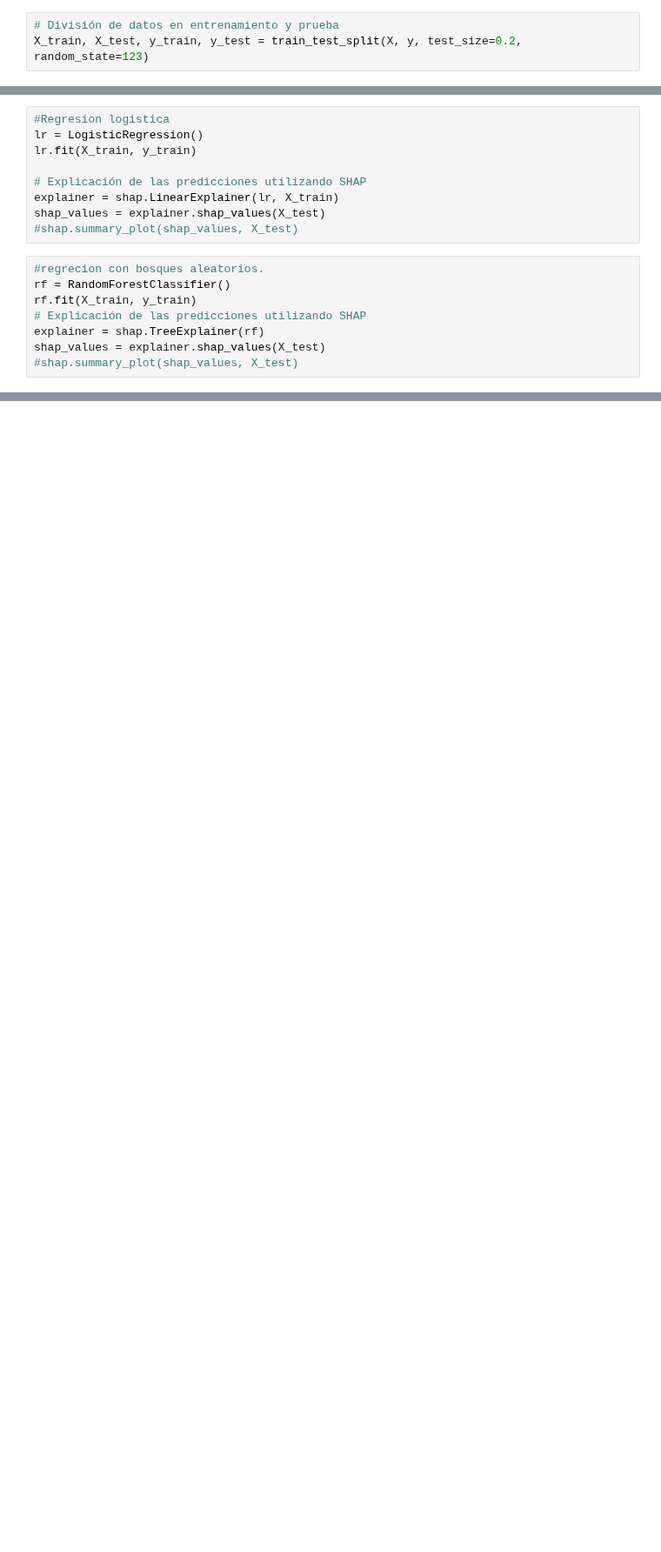
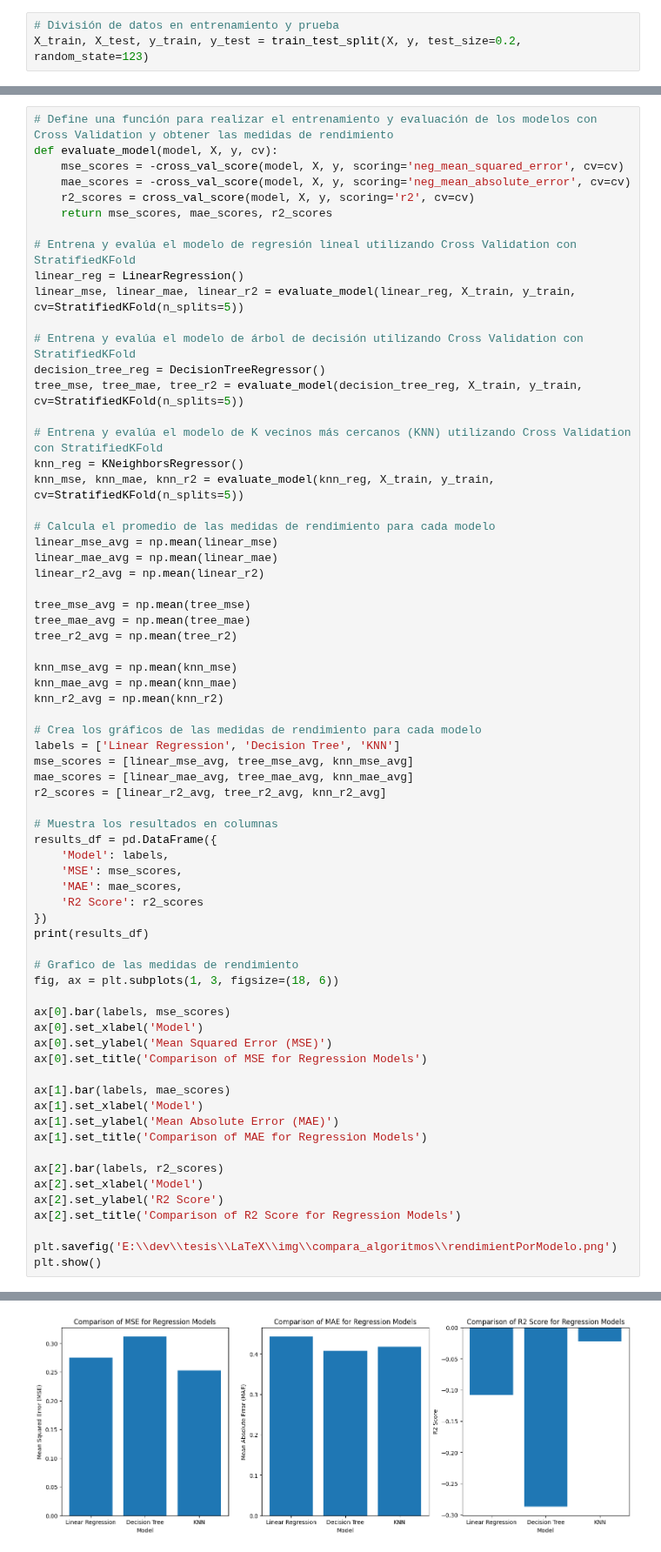
Before and after one commit to tonporaqui/tesis, a Jupyter notebook: jupyter_notebook/notebooks/compara_algoritmos.ipynb, the cells around one changed output, grey strips where cells are left out. Shown at 87% size. Drawn from its saved outputs; the diff is of its cells as text; blank space fills up the shorter version.

```diff
--- a/jupyter_notebook/notebooks/compara_algoritmos.ipynb
+++ b/jupyter_notebook/notebooks/compara_algoritmos.ipynb
@@ -119,17 +107,0 @@ shap_values = explainer.shap_values(X_test)
-# %%
-#Regresion logistica
-lr = LogisticRegression()
-lr.fit(X_train, y_train)
-
-# Explicación de las predicciones utilizando SHAP
-explainer = shap.LinearExplainer(lr, X_train)
-shap_values = explainer.shap_values(X_test)
-#shap.summary_plot(shap_values, X_test)
-# %%
-#regrecion con bosques aleatorios.
-rf = RandomForestClassifier()
-rf.fit(X_train, y_train)
-# Explicación de las predicciones utilizando SHAP
-explainer = shap.TreeExplainer(rf)
-shap_values = explainer.shap_values(X_test)
-#shap.summary_plot(shap_values, X_test)
@@ -434,0 +232,69 @@ Matriz de Confusión (RandomForestClassifier):
+# %%
+# Define una función para realizar el entrenamiento y evaluación de los modelos con Cross Validation y obtener las medidas de rendimiento
+def evaluate_model(model, X, y, cv):
+    mse_scores = -cross_val_score(model, X, y, scoring='neg_mean_squared_error', cv=cv)
+    mae_scores = -cross_val_score(model, X, y, scoring='neg_mean_absolute_error', cv=cv)
+    r2_scores = cross_val_score(model, X, y, scoring='r2', cv=cv)
+    return mse_scores, mae_scores, r2_scores
+
+# Entrena y evalúa el modelo de regresión lineal utilizando Cross Validation con StratifiedKFold
+linear_reg = LinearRegression()
+linear_mse, linear_mae, linear_r2 = evaluate_model(linear_reg, X_train, y_train, cv=StratifiedKFold(n_splits=5))
+
+# Entrena y evalúa el modelo de árbol de decisión utilizando Cross Validation con StratifiedKFold
+decision_tree_reg = DecisionTreeRegressor()
+tree_mse, tree_mae, tree_r2 = evaluate_model(decision_tree_reg, X_train, y_train, cv=StratifiedKFold(n_splits=5))
+
+# Entrena y evalúa el modelo de K vecinos más cercanos (KNN) utilizando Cross Validation con StratifiedKFold
+knn_reg = KNeighborsRegressor()
+knn_mse, knn_mae, knn_r2 = evaluate_model(knn_reg, X_train, y_train, cv=StratifiedKFold(n_splits=5))
+
+# Calcula el promedio de las medidas de rendimiento para cada modelo
+linear_mse_avg = np.mean(linear_mse)
+linear_mae_avg = np.mean(linear_mae)
+linear_r2_avg = np.mean(linear_r2)
+
+tree_mse_avg = np.mean(tree_mse)
+tree_mae_avg = np.mean(tree_mae)
+tree_r2_avg = np.mean(tree_r2)
+
+knn_mse_avg = np.mean(knn_mse)
+knn_mae_avg = np.mean(knn_mae)
+knn_r2_avg = np.mean(knn_r2)
+
+# Crea los gráficos de las medidas de rendimiento para cada modelo
+labels = ['Linear Regression', 'Decision Tree', 'KNN']
+mse_scores = [linear_mse_avg, tree_mse_avg, knn_mse_avg]
+mae_scores = [linear_mae_avg, tree_mae_avg, knn_mae_avg]
+r2_scores = [linear_r2_avg, tree_r2_avg, knn_r2_avg]
+
+# Muestra los resultados en columnas
+results_df = pd.DataFrame({
+    'Model': labels,
+    'MSE': mse_scores,
+    'MAE': mae_scores,
+    'R2 Score': r2_scores
+})
+print(results_df)
+
+# Grafico de las medidas de rendimiento
+fig, ax = plt.subplots(1, 3, figsize=(18, 6))
+
+ax[0].bar(labels, mse_scores)
+ax[0].set_xlabel('Model')
+ax[0].set_ylabel('Mean Squared Error (MSE)')
+ax[0].set_title('Comparison of MSE for Regression Models')
+
+ax[1].bar(labels, mae_scores)
+ax[1].set_xlabel('Model')
+ax[1].set_ylabel('Mean Absolute Error (MAE)')
+ax[1].set_title('Comparison of MAE for Regression Models')
+
+ax[2].bar(labels, r2_scores)
+ax[2].set_xlabel('Model')
+ax[2].set_ylabel('R2 Score')
+ax[2].set_title('Comparison of R2 Score for Regression Models')
+
+plt.savefig('E:\\dev\\tesis\\LaTeX\\img\\compara_algoritmos\\rendimientPorModelo.png')
+plt.show()
+# %% [output]
@@ -434,0 +305 @@ Matriz de Confusión (RandomForestClassifier):
+[figure, added]
```
Also changed, not shown: parts of 18 cells of this notebook, 7 other files.
